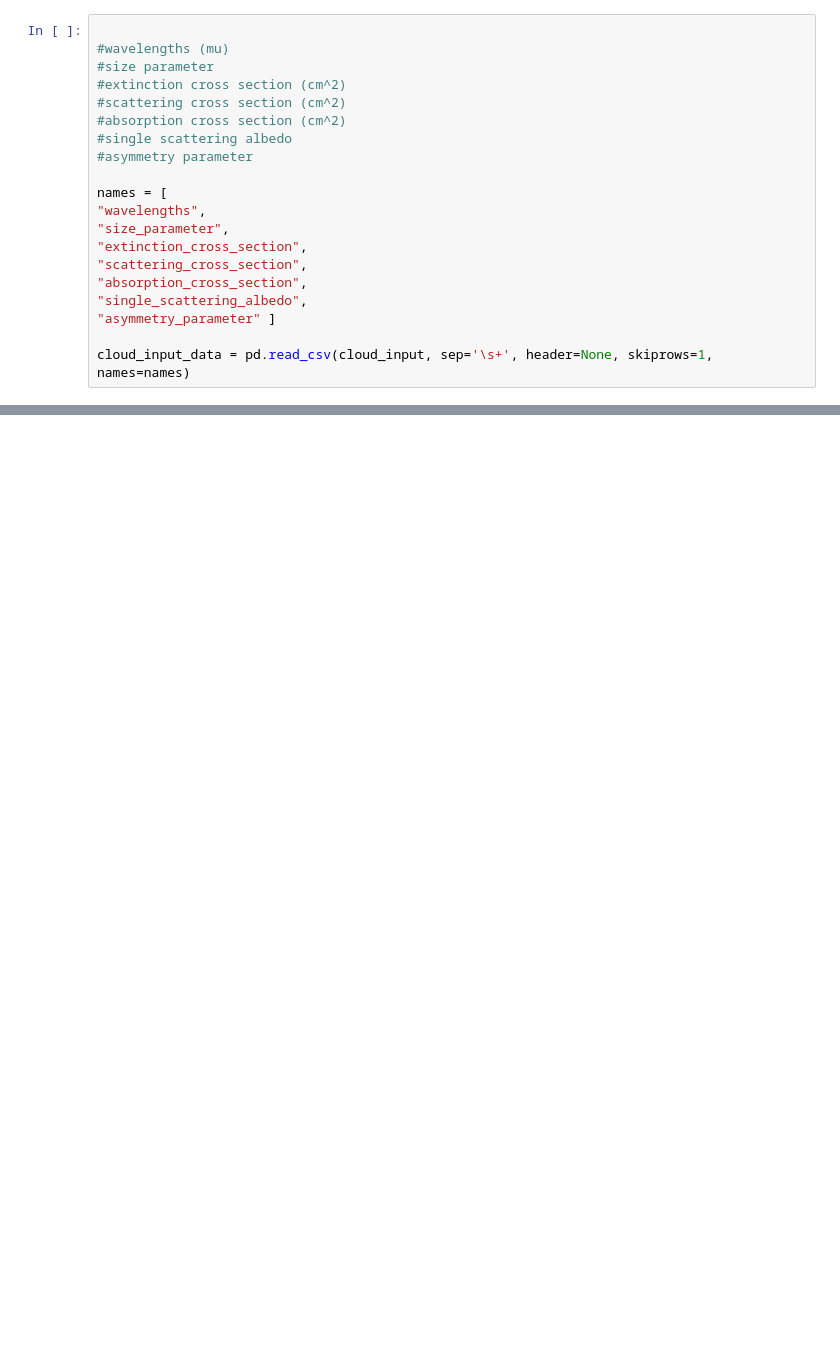
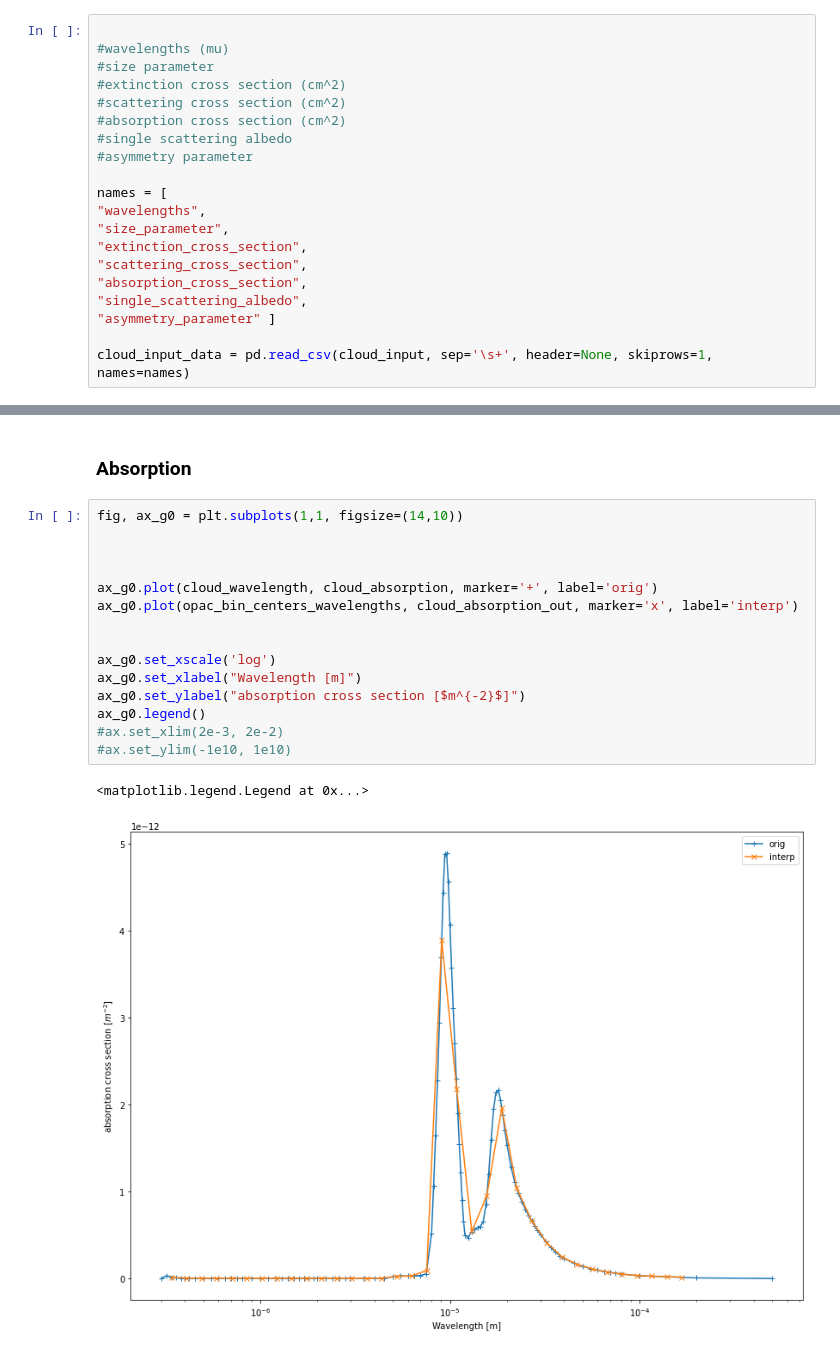
Before and after one commit to nabajour/Alfrodull, a Jupyter notebook: tools/create_cloud_file.ipynb, the cells around one changed output, grey strips where cells are left out. Saved outputs shown, nothing was run; the diff lists cells and outputs as text; blank space fills up the shorter version.

```diff
--- a/tools/create_cloud_file.ipynb
+++ b/tools/create_cloud_file.ipynb
@@ -67,0 +166,20 @@ cloud_input_data
+# %% [markdown]
+### Absorption
+# %%
+fig, ax_g0 = plt.subplots(1,1, figsize=(14,10))
+
+
+
+ax_g0.plot(cloud_wavelength, cloud_absorption, marker='+', label='orig')
+ax_g0.plot(opac_bin_centers_wavelengths, cloud_absorption_out, marker='x', label='interp')
+
+
+ax_g0.set_xscale('log')
+ax_g0.set_xlabel("Wavelength [m]")
+ax_g0.set_ylabel("absorption cross section [$m^{-2}$]")
+ax_g0.legend()
+#ax.set_xlim(2e-3, 2e-2)
+#ax.set_ylim(-1e10, 1e10)
+# %% [output]
+<matplotlib.legend.Legend at 0x...>
+[figure, added]
```
Also changed, not shown: parts of 20 cells of this notebook.
